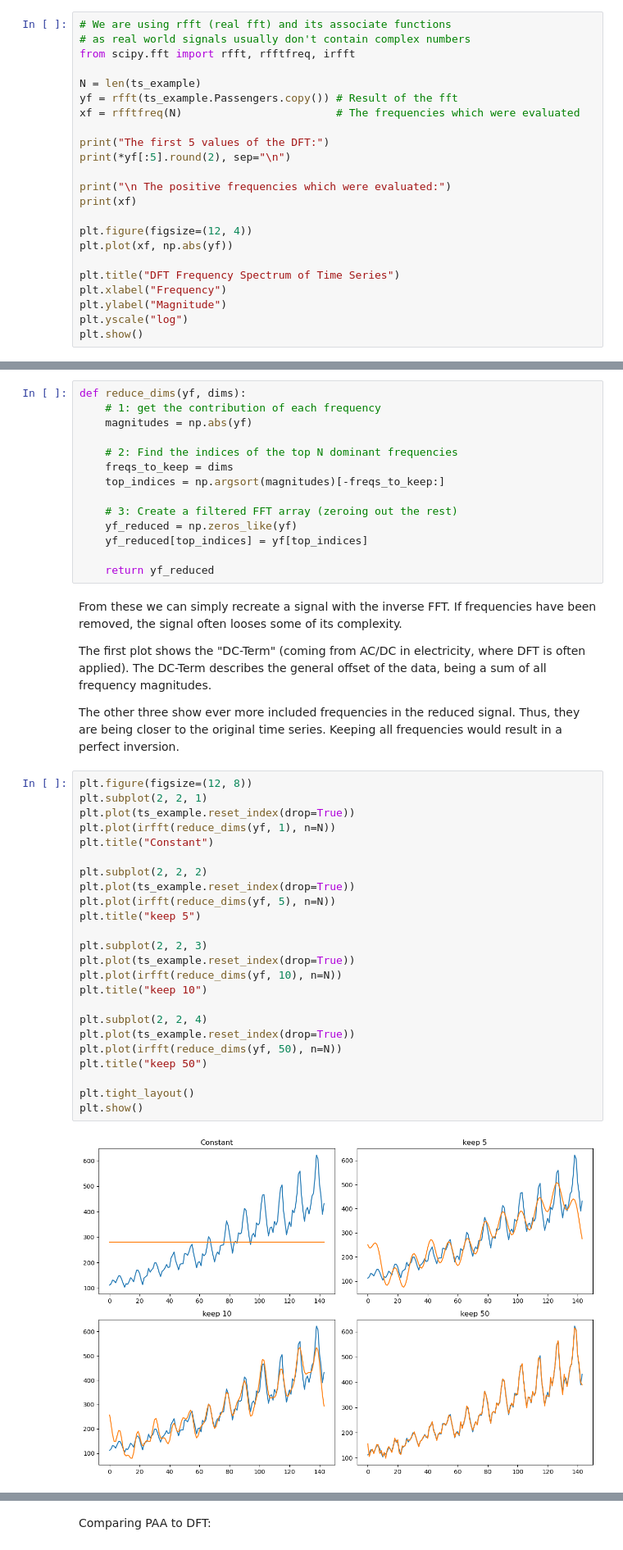
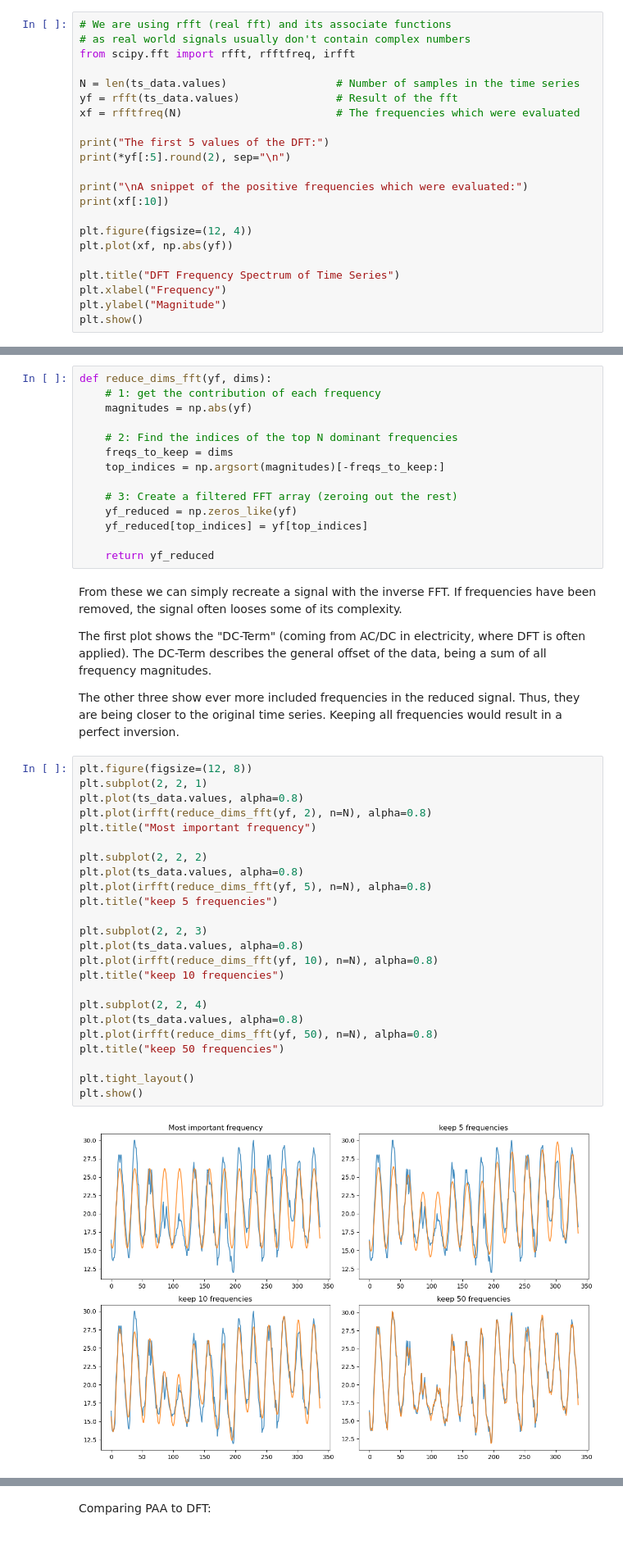
Before and after one commit to moritzspuehler/unibz-tsa-lecture-examples, a Jupyter notebook: tsa02_representation.ipynb, the cells around one changed output, grey strips where cells are left out. Shown at 82% size. Drawn from its saved outputs; the diff is of its cells as text.

```diff
--- a/tsa02_representation.ipynb
+++ b/tsa02_representation.ipynb
@@ -132,15 +150,15 @@ Fast Fourier Transformation (FFT) is only an algebraic trick on the DFT formula,
 # as real world signals usually don't contain complex numbers
 from scipy.fft import rfft, rfftfreq, irfft
 
-N = len(ts_example)
-yf = rfft(ts_example.Passengers.copy()) # Result of the fft
+N = len(ts_data.values)                 # Number of samples in the time series
+yf = rfft(ts_data.values)               # Result of the fft
 xf = rfftfreq(N)                        # The frequencies which were evaluated
 
 print("The first 5 values of the DFT:")
 print(*yf[:5].round(2), sep="\n")
 
-print("\n The positive frequencies which were evaluated:")
-print(xf)
+print("\nA snippet of the positive frequencies which were evaluated:")
+print(xf[:10])
 
 plt.figure(figsize=(12, 4))
 plt.plot(xf, np.abs(yf))
@@ -148,7 +166,6 @@ plt.plot(xf, np.abs(yf))
 plt.title("DFT Frequency Spectrum of Time Series")
 plt.xlabel("Frequency")
 plt.ylabel("Magnitude")
-plt.yscale("log")
 plt.show()
 # %% [output]
 The first 5 values of the DFT:
@@ -195,7 +218,7 @@ plt.show()
 # %% [markdown]
 From the DFT we can extract the dominant frequencies. In the plot above, the most dominant frequency is at about ~0.85 and the subsequent spikes are approximately multiples of that value.
 # %%
-def reduce_dims(yf, dims):
+def reduce_dims_fft(yf, dims):
     # 1: get the contribution of each frequency
     magnitudes = np.abs(yf)
 
@@ -217,29 +240,29 @@ The other three show ever more included frequencies in the reduced signal. Thus,
 # %%
 plt.figure(figsize=(12, 8))
 plt.subplot(2, 2, 1)
-plt.plot(ts_example.reset_index(drop=True))
-plt.plot(irfft(reduce_dims(yf, 1), n=N))
-plt.title("Constant")
+plt.plot(ts_data.values, alpha=0.8)
+plt.plot(irfft(reduce_dims_fft(yf, 2), n=N), alpha=0.8)
+plt.title("Most important frequency")
 
 plt.subplot(2, 2, 2)
-plt.plot(ts_example.reset_index(drop=True))
-plt.plot(irfft(reduce_dims(yf, 5), n=N))
-plt.title("keep 5")
+plt.plot(ts_data.values, alpha=0.8)
+plt.plot(irfft(reduce_dims_fft(yf, 5), n=N), alpha=0.8)
+plt.title("keep 5 frequencies")
 
 plt.subplot(2, 2, 3)
-plt.plot(ts_example.reset_index(drop=True))
-plt.plot(irfft(reduce_dims(yf, 10), n=N))
-plt.title("keep 10")
+plt.plot(ts_data.values, alpha=0.8)
+plt.plot(irfft(reduce_dims_fft(yf, 10), n=N), alpha=0.8)
+plt.title("keep 10 frequencies")
 
 plt.subplot(2, 2, 4)
-plt.plot(ts_example.reset_index(drop=True))
-plt.plot(irfft(reduce_dims(yf, 50), n=N))
-plt.title("keep 50")
+plt.plot(ts_data.values, alpha=0.8)
+plt.plot(irfft(reduce_dims_fft(yf, 50), n=N), alpha=0.8)
+plt.title("keep 50 frequencies")
 
 plt.tight_layout()
 plt.show()
 # %% [output]
-[figure, old version]
+[figure, new version]
 # %% [markdown]
 ### 2.2. PAA
 
```
Also changed, not shown: parts of 28 cells of this notebook.
